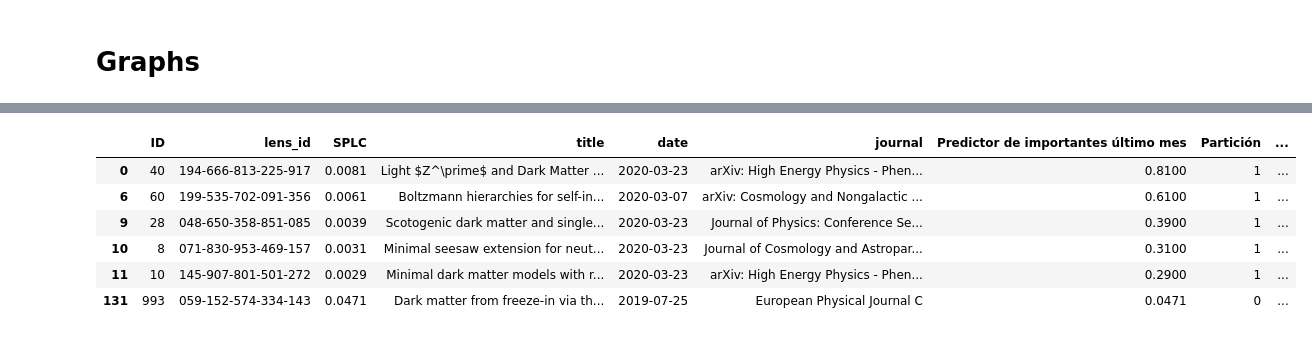
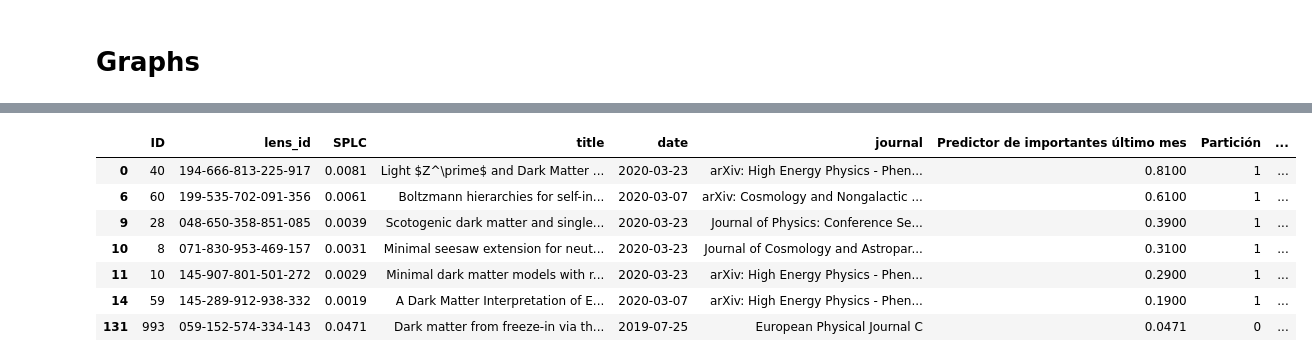
Before and after one commit to restrepo/articles_COVID-19, a Jupyter notebook: lens_scotogenic.ipynb, the cells around one changed output, grey strips where cells are left out. Drawn from its saved outputs; the diff is of its cells as text; code cells hidden in the pictures.

```diff
--- a/lens_scotogenic.ipynb
+++ b/lens_scotogenic.ipynb
@@ -539,12 +539,13 @@ gr[gr['Nodo en el grafo'].astype(int).apply(lambda n: n in
 | 188 | 4477 | 039-299-125-527-127 | 0.0111 | Generalized bottom-tau unificatio... | 2018-05-13 | Physics Letters B | 0.0111 | 0 | ... |
 # %%
 gr[gr['Nodo en el grafo'].astype(int).apply(lambda n: n in
-            [3,5,11,15,22,43])]
+            [3,5,11,15,21,22,43])]
 # %% [output]
 |  | ID | lens_id | SPLC | title | date | journal | Predictor de importantes último mes | Partición | ... |
 | 0 | 40 | 194-666-813-225-917 | 0.0081 | Light $Z^\prime$ and Dark Matter ... | 2020-03-23 | arXiv: High Energy Physics - Phen... | 0.8100 | 1 | ... |
 | 6 | 60 | 199-535-702-091-356 | 0.0061 | Boltzmann hierarchies for self-in... | 2020-03-07 | arXiv: Cosmology and Nongalactic ... | 0.6100 | 1 | ... |
 | 9 | 28 | 048-650-358-851-085 | 0.0039 | Scotogenic dark matter and single... | 2020-03-23 | Journal of Physics: Conference Se... | 0.3900 | 1 | ... |
 | 10 | 8 | 071-830-953-469-157 | 0.0031 | Minimal seesaw extension for neut... | 2020-03-23 | Journal of Cosmology and Astropar... | 0.3100 | 1 | ... |
 | 11 | 10 | 145-907-801-501-272 | 0.0029 | Minimal dark matter models with r... | 2020-03-23 | arXiv: High Energy Physics - Phen... | 0.2900 | 1 | ... |
+| 14 | 59 | 145-289-912-938-332 | 0.0019 | A Dark Matter Interpretation of E... | 2020-03-07 | arXiv: High Energy Physics - Phen... | 0.1900 | 1 | ... |
 | 131 | 993 | 059-152-574-334-143 | 0.0471 | Dark matter from freeze-in via th... | 2019-07-25 | European Physical Journal C | 0.0471 | 0 | ... |
```
